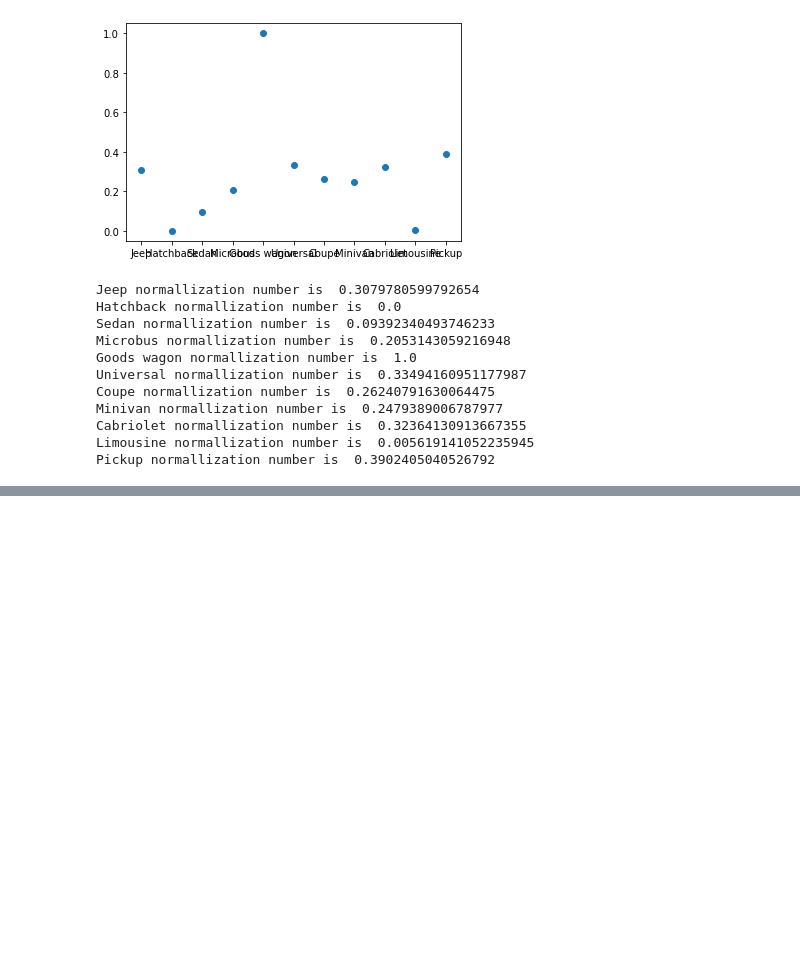
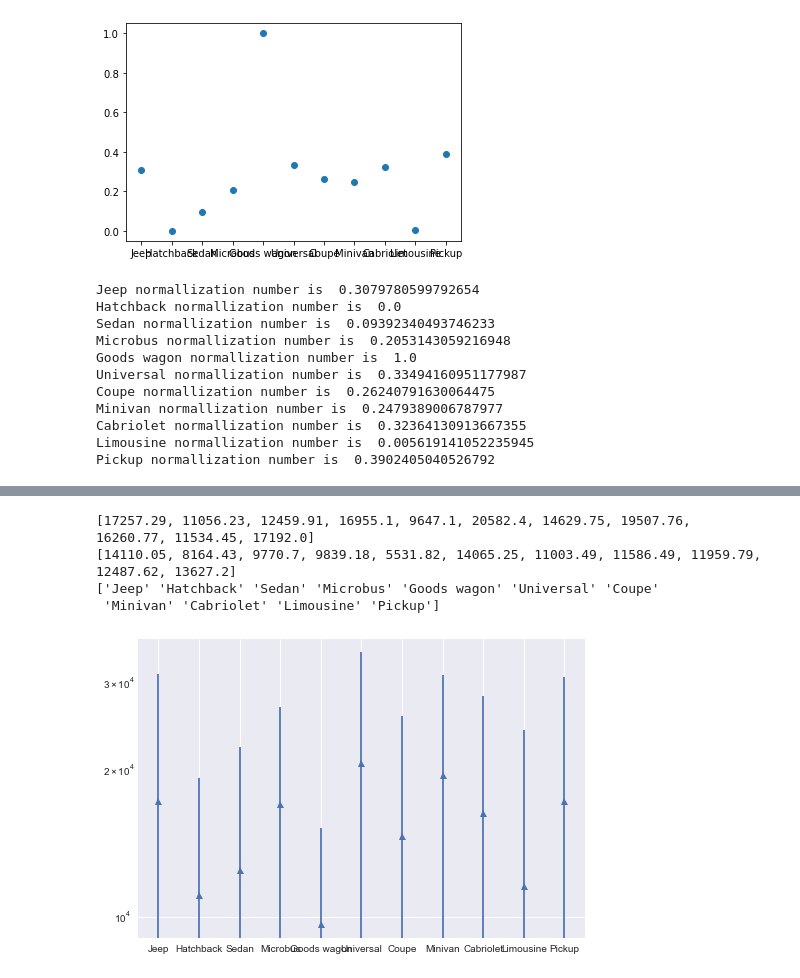
Before and after one commit to addsandwich/2022-msaai-500-final-project, a Jupyter notebook: notebooks/DataworkBLU.ipynb, the cells around one changed output, grey strips where cells are left out. Drawn from its saved outputs; the diff is of its cells as text; code cells hidden in the pictures; blank space fills up the shorter version.

```diff
--- a/notebooks/DataworkBLU.ipynb
+++ b/notebooks/DataworkBLU.ipynb
@@ -106,0 +109,13 @@ Pickup normallization number is  0.3902405040526792
+# %%
+# Importing important libraries
+import numpy as np
+import pandas as pd
+import seaborn as sns
+import matplotlib.pyplot as plt
+import data_utils_g1 as du
+plt.style.use('seaborn')
+
+path = du.open_file_general()
+# Reading the dataset
+data = pd.read_csv(path)
+print("The shape of the dataframe is: ", data.shape)
@@ -106,0 +188,31 @@ Pickup normallization number is  0.3902405040526792
+# %%
+data_types = {}
+data_types['Price'] = 'int32'
+data = data.astype(data_types)
+categoryarray = data.Category.unique()
+pricemeanarray = []
+pricesdarray = []
+df2 = data.query("Category == 'Jeep'")
+price = df2['Price']
+for x in categoryarray:
+    comm = "Category == '"+x+"'"
+    df2 = data.query(comm)
+    price = df2['Price']
+    mean = price.mean()
+    sd = price.std()
+    pricemeanarray.append(round(mean,2))
+    pricesdarray.append(round(sd,2))
+print(pricemeanarray)
+print(pricesdarray)
+print(categoryarray)
+# %% [output]
+[17257.29, 11056.23, 12459.91, 16955.1, 9647.1, 20582.4, 14629.75, 19507.76, 16260.77, 11534.45, 17192.0]
+[14110.05, 8164.43, 9770.7, 9839.18, 5531.82, 14065.25, 11003.49, 11586.49, 11959.79, 12487.62, 13627.2]
+['Jeep' 'Hatchback' 'Sedan' 'Microbus' 'Goods wagon' 'Universal' 'Coupe'
+ 'Minivan' 'Cabriolet' 'Limousine' 'Pickup']
+# %%
+fig, ax = plt.subplots()
+ax.errorbar(categoryarray, pricemeanarray, pricesdarray, linestyle='None', marker='^')
+ax.set_yscale('log')
+# %% [output]
+[figure, added]
```
Also changed, not shown: parts of 9 cells of this notebook, 3 other files.
